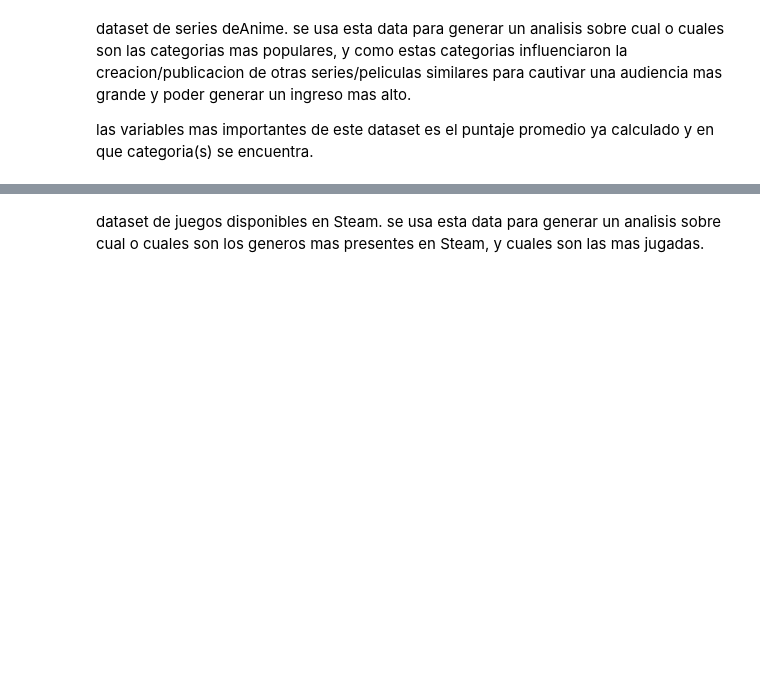
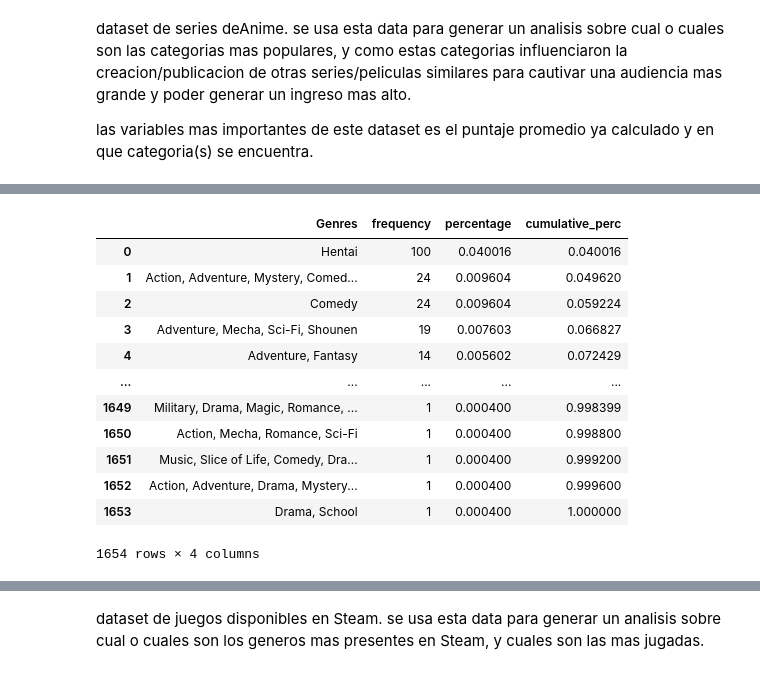
Before and after one commit to L-Novelli/coder_database, a Jupyter notebook: notebook/datasets_Novelli.ipynb, the cells around one changed output, grey strips where cells are left out. Cells and saved outputs as stored; diff of their text form; code cells hidden in the pictures; blank space fills up the shorter version.

```diff
--- a/notebook/datasets_Novelli.ipynb
+++ b/notebook/datasets_Novelli.ipynb
@@ -29,0 +38,16 @@ dataframe = pd.read_csv('https://github.com/L-Novelli/coder_database/blob/master
+# %%
+freq_tbl(anime_df['Genres'])
+# %% [output]
+|  | Genres | frequency | percentage | cumulative_perc |
+| 0 | Hentai | 100 | 0.040016 | 0.040016 |
+| 1 | Action, Adventure, Mystery, Comed... | 24 | 0.009604 | 0.049620 |
+| 2 | Comedy | 24 | 0.009604 | 0.059224 |
+| 3 | Adventure, Mecha, Sci-Fi, Shounen | 19 | 0.007603 | 0.066827 |
+| 4 | Adventure, Fantasy | 14 | 0.005602 | 0.072429 |
+| ... | ... | ... | ... | ... |
+| 1649 | Military, Drama, Magic, Romance, ... | 1 | 0.000400 | 0.998399 |
+| 1650 | Action, Mecha, Romance, Sci-Fi | 1 | 0.000400 | 0.998800 |
+| 1651 | Music, Slice of Life, Comedy, Dra... | 1 | 0.000400 | 0.999200 |
+| 1652 | Action, Adventure, Drama, Mystery... | 1 | 0.000400 | 0.999600 |
+| 1653 | Drama, School | 1 | 0.000400 | 1.000000 |
+1654 rows × 4 columns
```
Also changed, not shown: parts of 13 cells of this notebook, 2 other files.
